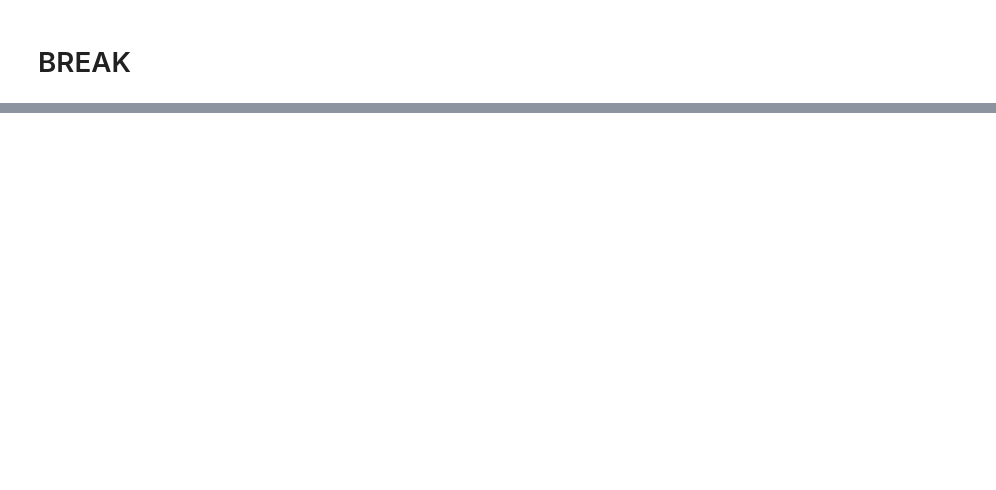
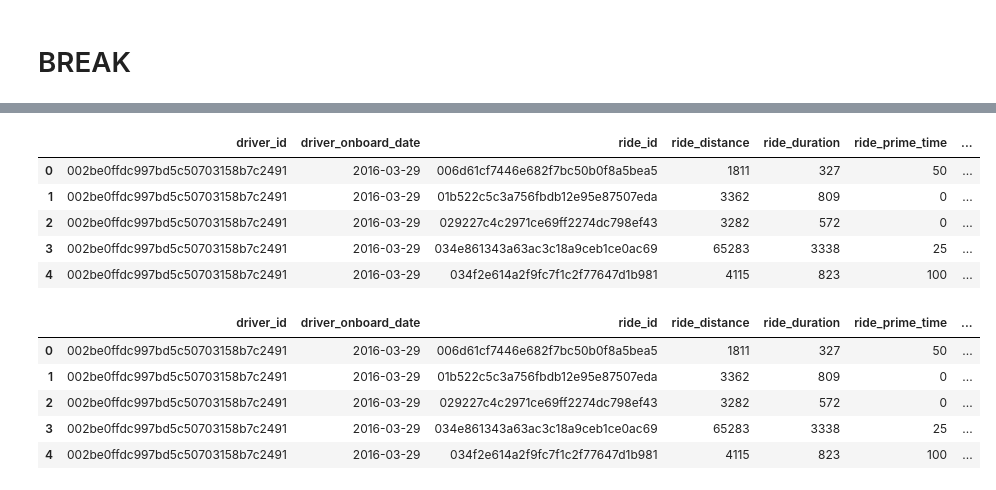
Before and after one commit to Brunadiasmiguel/challenge_drive, a Jupyter notebook: data_wrangling.ipynb, the cells around one changed output, grey strips where cells are left out. Saved outputs shown, nothing was run; the diff lists cells and outputs as text; code cells hidden in the pictures; blank space fills up the shorter version.

```diff
--- a/data_wrangling.ipynb
+++ b/data_wrangling.ipynb
@@ -329,3 +326,7 @@ Maximum Fare $400.00"""
 
 riderid["base_fare$"]=2
+# %%
+#add cost per mile
+
+riderid["distance_ride_revenue$"]=riderid["ride_distance_miles"]*1.15
 # %%
@@ -332 +335,9 @@ riderid["base_fare$"]=2
 riderid["duration_ride_revenue$"]=riderid["ride_duration_min"]*0.22
+# %%
+#add service fee
+
+riderid["service_fee$"]=1.75
+# %%
+# sum the ride value before the service fee, so base fare plus duration revenue plus distance revenue
+
+riderid["driver_revenue_before_commission$"]=riderid["base_fare$"]+riderid["distance_ride_revenue$"]+riderid["duration_ride_revenue$"]
@@ -806,0 +919,19 @@ first_last_code.head()
+# %%
+#merge
+
+mergeids=driverid.merge(riderid, left_on="driver_id", right_on="driver_id")
+# %%
+mergeids.head()
+# %% [output]
+|  | driver_id | driver_onboard_date | ride_id | ride_distance | ride_duration | ride_prime_time | ... |
+| 0 | 002be0ffdc997bd5c50703158b7c2491 | 2016-03-29 | 006d61cf7446e682f7bc50b0f8a5bea5 | 1811 | 327 | 50 | ... |
+| 1 | 002be0ffdc997bd5c50703158b7c2491 | 2016-03-29 | 01b522c5c3a756fbdb12e95e87507eda | 3362 | 809 | 0 | ... |
+| 2 | 002be0ffdc997bd5c50703158b7c2491 | 2016-03-29 | 029227c4c2971ce69ff2274dc798ef43 | 3282 | 572 | 0 | ... |
+| 3 | 002be0ffdc997bd5c50703158b7c2491 | 2016-03-29 | 034e861343a63ac3c18a9ceb1ce0ac69 | 65283 | 3338 | 25 | ... |
+| 4 | 002be0ffdc997bd5c50703158b7c2491 | 2016-03-29 | 034f2e614a2f9fc7f1c2f77647d1b981 | 4115 | 823 | 100 | ... |
+|  | driver_id | driver_onboard_date | ride_id | ride_distance | ride_duration | ride_prime_time | ... |
+| 0 | 002be0ffdc997bd5c50703158b7c2491 | 2016-03-29 | 006d61cf7446e682f7bc50b0f8a5bea5 | 1811 | 327 | 50 | ... |
+| 1 | 002be0ffdc997bd5c50703158b7c2491 | 2016-03-29 | 01b522c5c3a756fbdb12e95e87507eda | 3362 | 809 | 0 | ... |
+| 2 | 002be0ffdc997bd5c50703158b7c2491 | 2016-03-29 | 029227c4c2971ce69ff2274dc798ef43 | 3282 | 572 | 0 | ... |
+| 3 | 002be0ffdc997bd5c50703158b7c2491 | 2016-03-29 | 034e861343a63ac3c18a9ceb1ce0ac69 | 65283 | 3338 | 25 | ... |
+| 4 | 002be0ffdc997bd5c50703158b7c2491 | 2016-03-29 | 034f2e614a2f9fc7f1c2f77647d1b981 | 4115 | 823 | 100 | ... |
```
Also changed, not shown: parts of 32 cells of this notebook.
